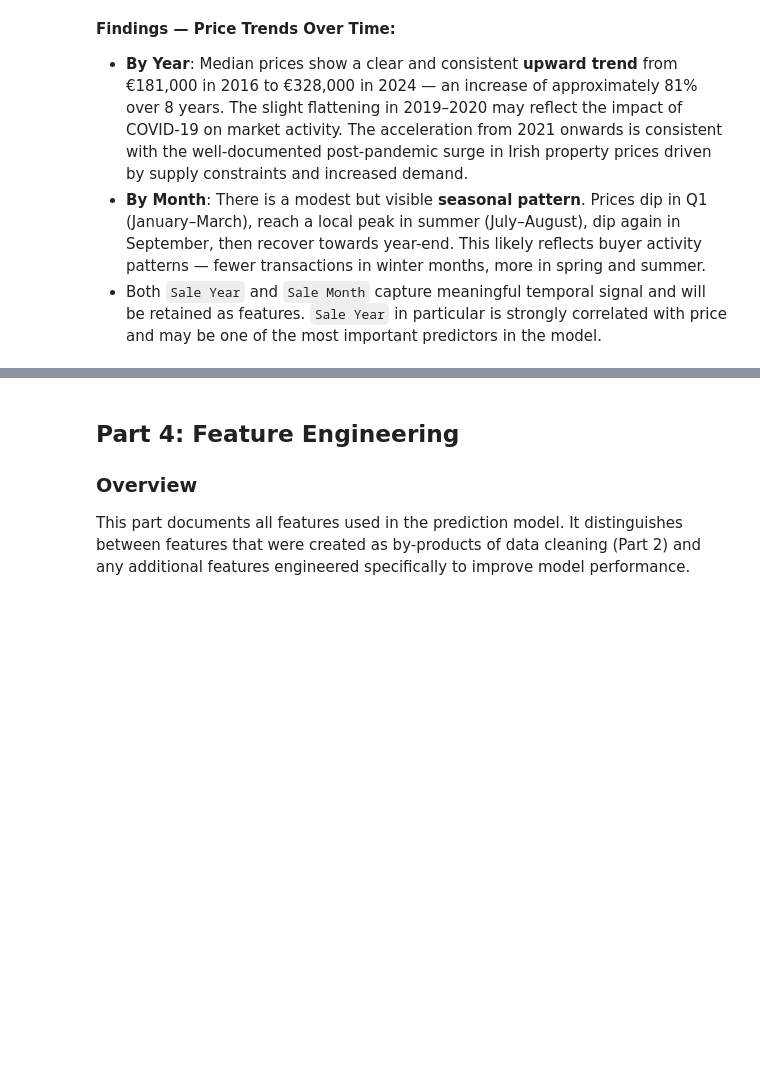
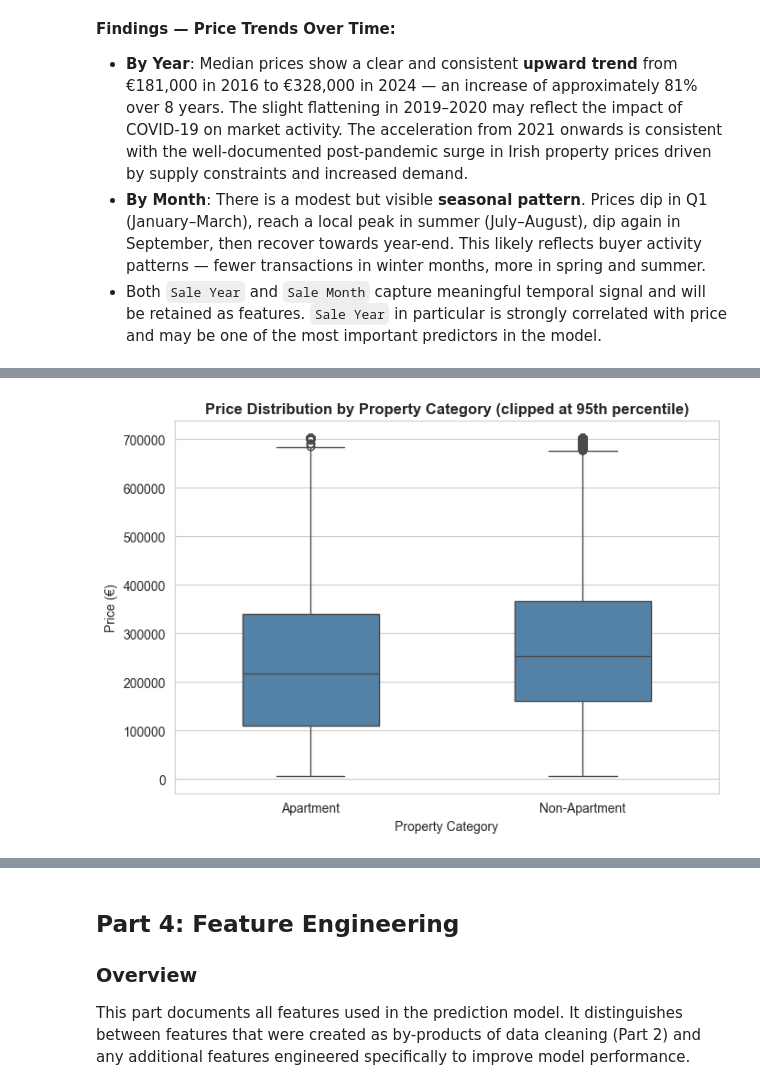
Before and after one commit to ucdda/COMP47350_DataAnalysis, a Jupyter notebook: organize/project.ipynb, the cells around one changed output, grey strips where cells are left out. Cells and saved outputs as stored; diff of their text form; code cells hidden in the pictures; blank space fills up the shorter version.

```diff
--- a/organize/project.ipynb
+++ b/organize/project.ipynb
@@ -1458,0 +1498,19 @@ plt.show()
+# %%
+tmp_apt = df.dropna(subset=['Price (€)', 'is_apartment']).copy()
+
+# Clip prices to 95th percentile for plot clarity
+p95_apt = tmp_apt['Price (€)'].quantile(0.95)
+tmp_apt['Price_clipped'] = tmp_apt['Price (€)'].clip(upper=p95_apt)
+tmp_apt['Property Category'] = tmp_apt['is_apartment'].map({1: 'Apartment', 0: 'Non-Apartment'})
+
+plt.figure(figsize=(7, 5))
+sns.boxplot(data=tmp_apt, x='Property Category', y='Price_clipped',
+            order=['Apartment', 'Non-Apartment'], color='steelblue', width=0.5)
+plt.title('Price Distribution by Property Category (clipped at 95th percentile)',
+          fontweight='bold')
+plt.xlabel('Property Category')
+plt.ylabel('Price (€)')
+plt.tight_layout()
+plt.show()
+# %% [output]
+[figure, added]
```
Also changed, not shown: parts of 9 cells of this notebook.
